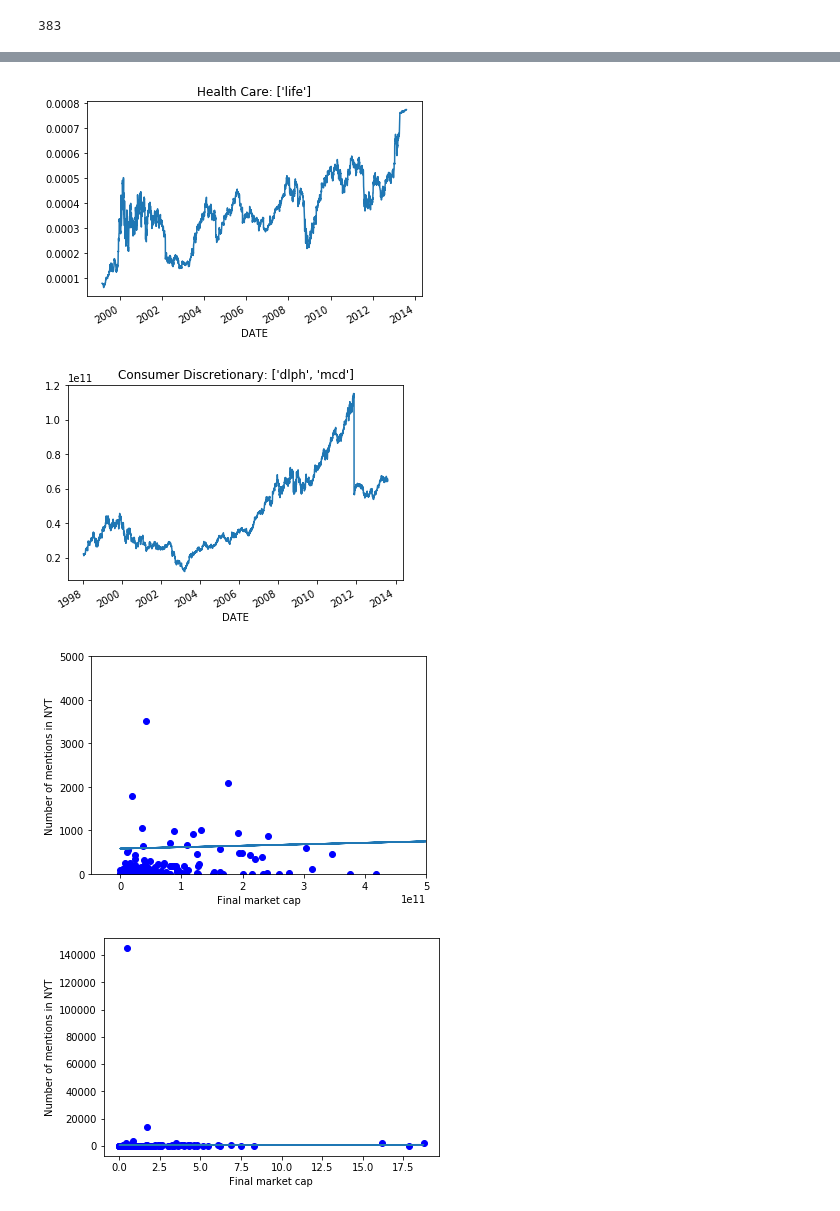
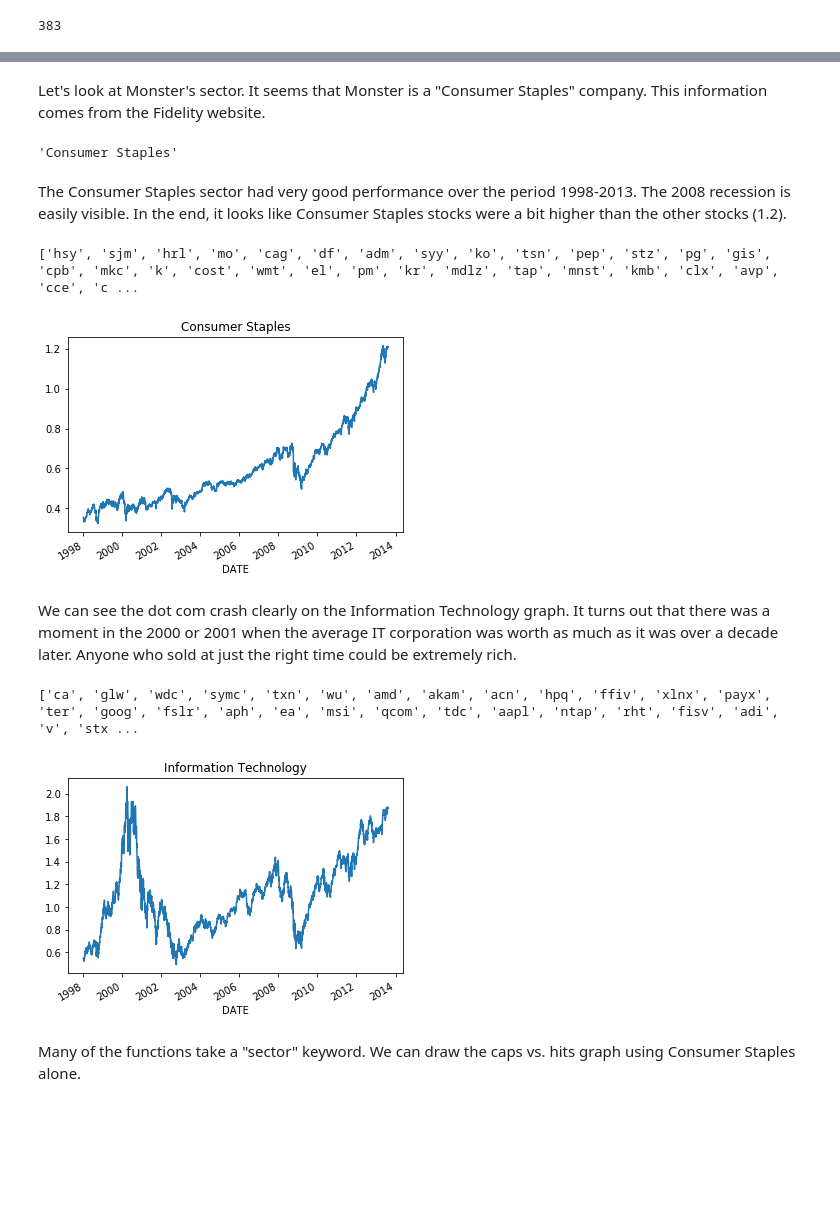
Before and after one commit to joshvonkorff/Project-2, a Jupyter notebook: Stock prices.ipynb, the cells around one changed output, grey strips where cells are left out. Saved outputs shown, nothing was run; the diff lists cells and outputs as text; code cells hidden in the pictures; blank space fills up the shorter version.

```diff
--- a/Stock prices.ipynb
+++ b/Stock prices.ipynb
@@ -773,3 +718,0 @@ for k in hitdict.keys():
-# %%
-sd = StockData()
-#sd.list_sectors()
@@ -808,16 +780,22 @@ print(sd.sectors)
+# %% [markdown]
+Let's look at Monster's sector.  It seems that Monster is a "Consumer Staples" company.  This information comes from the Fidelity website.
+# %%
+sd.sectors['mnst']
+# %% [output]
+'Consumer Staples'
+# %% [markdown]
+The Consumer Staples sector had very good performance over the period 1998-2013.  The 2008 recession is easily visible.  In the end, it looks like Consumer Staples stocks were a bit higher than the other stocks (1.2).
 # %%
-sd.plot_sector('Health Care', rel = True)
+sd.plot_sector('Consumer Staples', rel = True)
 # %% [output]
+['hsy', 'sjm', 'hrl', 'mo', 'cag', 'df', 'adm', 'syy', 'ko', 'tsn', 'pep', 'stz', 'pg', 'gis', 'cpb', 'mkc', 'k', 'cost', 'wmt', 'el', 'pm', 'kr', 'mdlz', 'tap', 'mnst', 'kmb', 'clx', 'avp', 'cce', 'c ...
-[figure, old version]
+[figure, new version]
+# %% [markdown]
+We can see the dot com crash clearly on the Information Technology graph.  It turns out that there was a moment in the 2000 or 2001  when the average IT corporation was worth as much as it was over a decade later.  Anyone who sold at just the right time could be extremely rich.
 # %%
-sd.plot_sector('Consumer Discretionary', rel = False)
+sd.plot_sector('Information Technology', rel = True)
 # %% [output]
+['ca', 'glw', 'wdc', 'symc', 'txn', 'wu', 'amd', 'akam', 'acn', 'hpq', 'ffiv', 'xlnx', 'payx', 'ter', 'goog', 'fslr', 'aph', 'ea', 'msi', 'qcom', 'tdc', 'aapl', 'ntap', 'rht', 'fisv', 'adi', 'v', 'stx ...
-[figure, old version]
+[figure, new version]
-# %%
-sd.plot_caps_vs_hits(ymin = 0, xmax = 0.5 * 1e12, ymax = 5000)
-# %% [output]
-[figure, removed]
-# %%
-sd.plot_caps_vs_hits(rel = True)
-# %% [output]
-[figure, removed]
+# %% [markdown]
+Many of the functions take a "sector" keyword.  We can draw the caps vs. hits graph using Consumer Staples alone.
```
Also changed, not shown: parts of 41 cells of this notebook.
